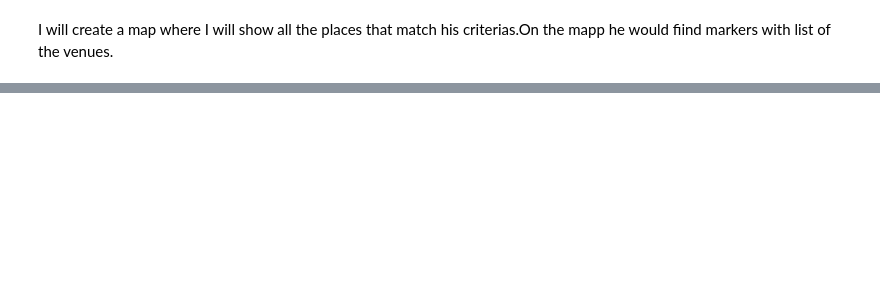
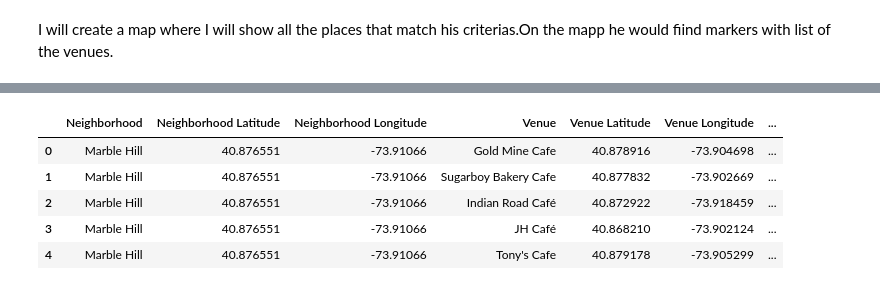
Before and after one commit to cristinaneagoe92/dubla2, a Jupyter notebook: The last one.ipynb, the cells around one changed output, grey strips where cells are left out. Drawn from its saved outputs; the diff is of its cells as text; code cells hidden in the pictures; blank space fills up the shorter version.

```diff
--- a/The last one.ipynb
+++ b/The last one.ipynb
@@ -12,0 +85,5 @@ I will use geopy library from Python to get the latitunde and longitudine.
+# %%
+
+column_names = ['Borough', 'Neighborhood', 'Latitude', 'Longitude']
+
+neighborhoods = pd.DataFrame(columns=column_names)
@@ -12,0 +125,8 @@ I will use geopy library from Python to get the latitunde and longitudine.
+# %%
+address = 'New York City, NY'
+
+geolocator = Nominatim(user_agent="ny_explorer")
+location = geolocator.geocode(address)
+latitude = location.latitude
+longitude = location.longitude
+print('The coordinate of New York are {}, {}.'.format(latitude, longitude))
@@ -12,0 +137,4 @@ I will use geopy library from Python to get the latitunde and longitudine.
+# %%
+
+manhattan_data = neighborhoods[neighborhoods['Borough'] == 'Manhattan'].reset_index(drop=True)
+manhattan_data.head()
@@ -12,0 +148,18 @@ I will use geopy library from Python to get the latitunde and longitudine.
+# %%
+
+map_newyork = folium.Map(location=[latitude, longitude], zoom_start=10)
+
+for lat, lng, borough, neighborhood in zip(manhattan_data['Latitude'], manhattan_data['Longitude'], manhattan_data['Borough'], manhattan_data['Neighborhood']):
+    label = '{}, {}'.format(neighborhood, borough)
+    label = folium.Popup(label, parse_html=True)
+    folium.CircleMarker(
+        [lat, lng],
+        radius=5,
+        popup=label,
+        color='red',
+        fill=True,
+        fill_color='#3186cc',
+        fill_opacity=0.7,
+        parse_html=False).add_to(map_newyork)
+
+map_newyork
@@ -12,0 +227,11 @@ I will use geopy library from Python to get the latitunde and longitudine.
+# %%
+neighborhoods = neighborhoods[neighborhoods['Borough'] == 'Manhattan'].reset_index(drop=True)
+newyork_venues_coffee = getNearbyVenues(names=neighborhoods['Neighborhood'], latitudes=neighborhoods['Latitude'], longitudes=neighborhoods['Longitude'], radius=1000, categoryIds='4bf58dd8d48988d16d941735')
+newyork_venues_coffee.head()
+# %% [output]
+|  | Neighborhood | Neighborhood Latitude | Neighborhood Longitude | Venue | Venue Latitude | Venue Longitude | ... |
+| 0 | Marble Hill | 40.876551 | -73.91066 | Gold Mine Cafe | 40.878916 | -73.904698 | ... |
+| 1 | Marble Hill | 40.876551 | -73.91066 | Sugarboy Bakery Cafe | 40.877832 | -73.902669 | ... |
+| 2 | Marble Hill | 40.876551 | -73.91066 | Indian Road Café | 40.872922 | -73.918459 | ... |
+| 3 | Marble Hill | 40.876551 | -73.91066 | JH Café | 40.868210 | -73.902124 | ... |
+| 4 | Marble Hill | 40.876551 | -73.91066 | Tony's Cafe | 40.879178 | -73.905299 | ... |
```
Also changed, not shown: parts of 20 cells of this notebook.
